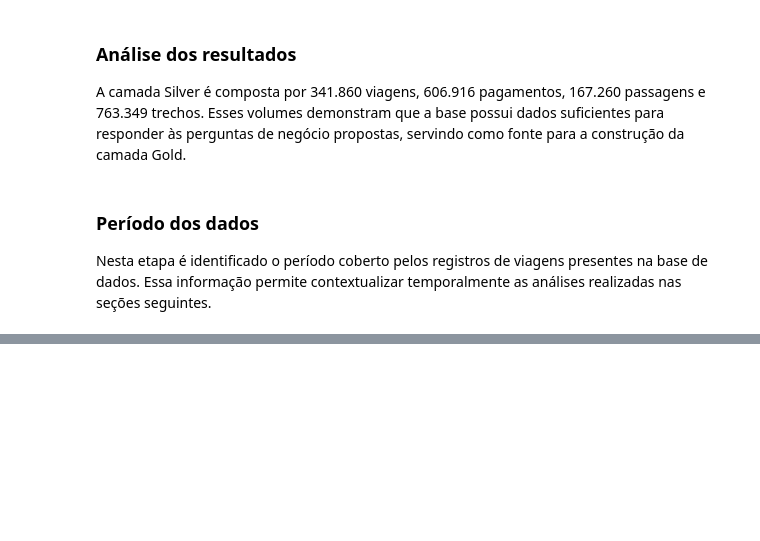
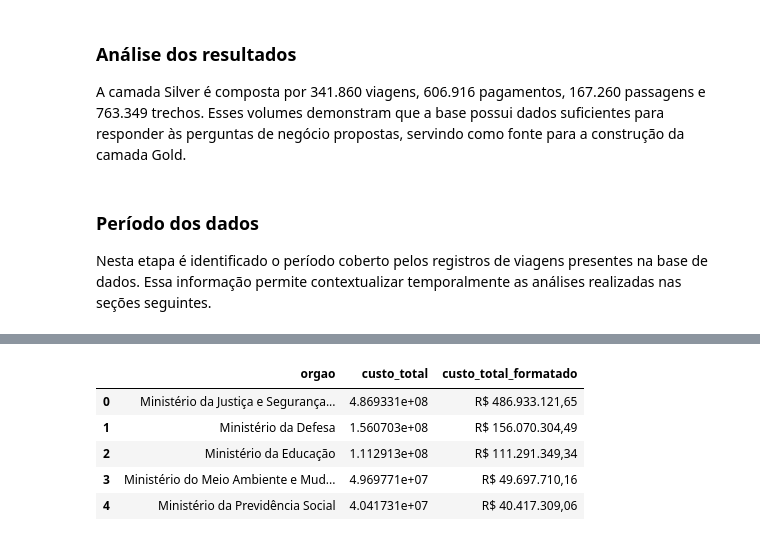
Before and after one commit to FernandaBarrosLinhares/Projeto-Final-Fernanda-Linhares, a Jupyter notebook: _MySQL/3_analise.ipynb, the cells around one changed output, grey strips where cells are left out. Saved outputs shown, nothing was run; the diff lists cells and outputs as text; code cells hidden in the pictures; blank space fills up the shorter version.

```diff
--- a/_MySQL/3_analise.ipynb
+++ b/_MySQL/3_analise.ipynb
@@ -23,3 +23,16 @@ import matplotlib.pyplot as plt
 import banco
 # %%
 conexao = banco.conectar()
+
+def consultar(sql):
+    """Executa uma consulta SQL e retorna um DataFrame."""
+    return pd.read_sql(sql, conexao)
+
+
+def reais(valor):
+    """Formata valores numéricos como moeda brasileira."""
+    texto = f'{valor:,.2f}'
+    return 'R$ ' + texto.replace(',', 'X').replace('.', ',').replace('X', '.')
+
+
+print('Conectado ao MySQL com sucesso.')
@@ -141,0 +107,23 @@ A análise evidencia uma concentração significativa dos gastos em poucos órg
+# %%
+sql_q1 = '''
+SELECT
+    nome_orgao_superior AS orgao,
+    SUM(valor_total) AS custo_total
+FROM silver_viagem
+GROUP BY nome_orgao_superior
+ORDER BY custo_total DESC
+LIMIT 5;
+'''
+
+q1 = consultar(sql_q1)
+
+q1['custo_total_formatado'] = q1['custo_total'].apply(reais)
+
+q1
+# %% [output]
+|  | orgao | custo_total | custo_total_formatado |
+| 0 | Ministério da Justiça e Segurança... | 4.869331e+08 | R$ 486.933.121,65 |
+| 1 | Ministério da Defesa | 1.560703e+08 | R$ 156.070.304,49 |
+| 2 | Ministério da Educação | 1.112913e+08 | R$ 111.291.349,34 |
+| 3 | Ministério do Meio Ambiente e Mud... | 4.969771e+07 | R$ 49.697.710,16 |
+| 4 | Ministério da Previdência Social | 4.041731e+07 | R$ 40.417.309,06 |
```
Also changed, not shown: parts of 13 cells of this notebook.
